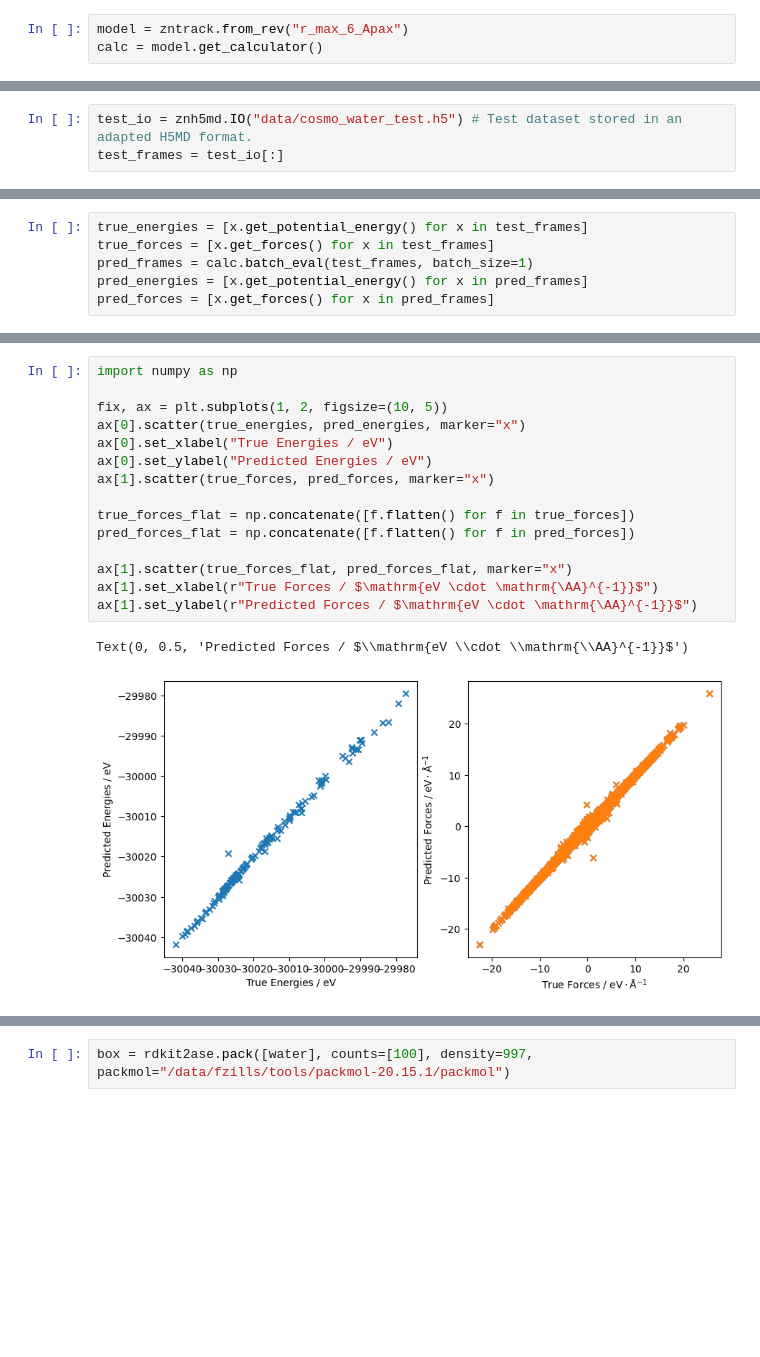
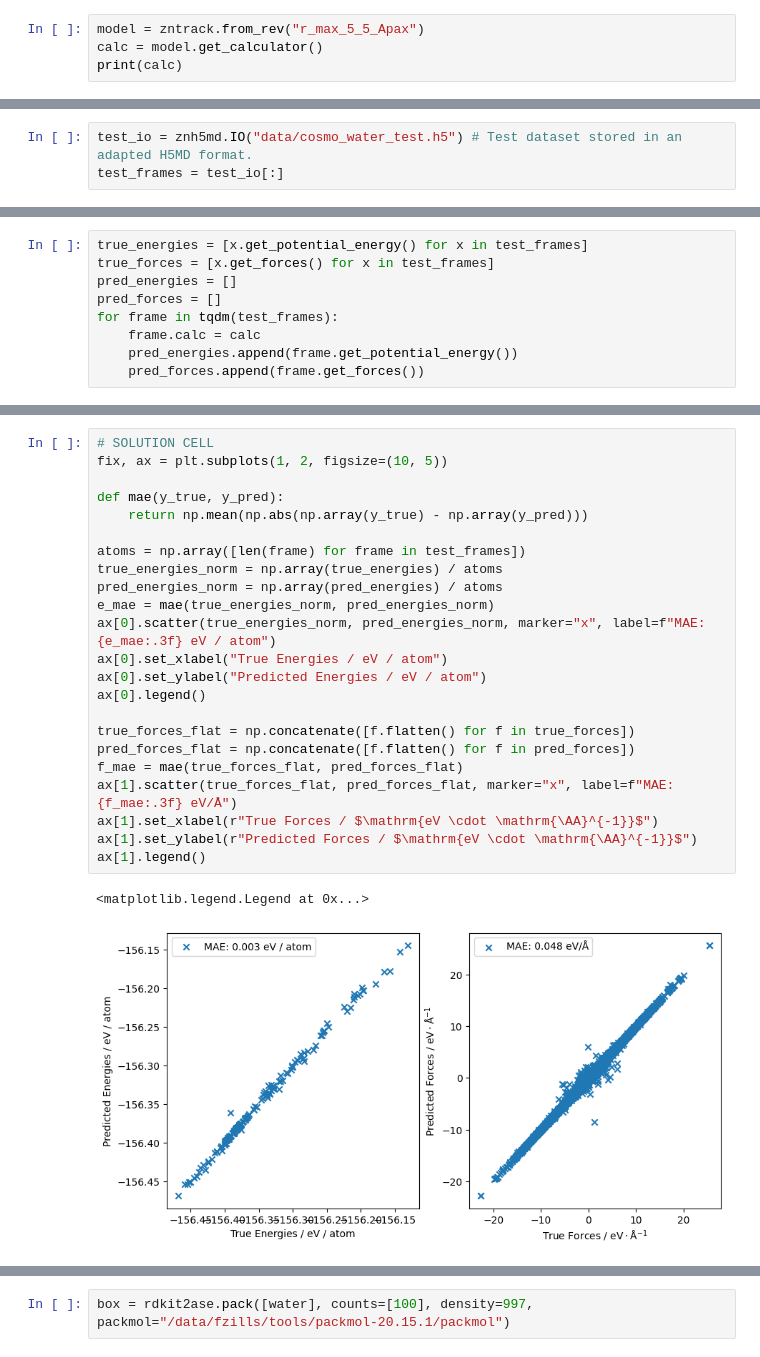
Before and after one commit to PythonFZ/2025-espresso-water, a Jupyter notebook: tutorial.ipynb, the cells around one changed output, grey strips where cells are left out. Cells and saved outputs as stored; diff of their text form; blank space fills up the shorter version.

```diff
--- a/tutorial.ipynb
+++ b/tutorial.ipynb
@@ -171,3 +196,4 @@ We'll be using ase to read in the test dataset.
 # %%
-model = zntrack.from_rev("r_max_6_Apax")
+model = zntrack.from_rev("r_max_5_5_Apax")
 calc = model.get_calculator()
+print(calc)
@@ -183,6 +223,9 @@ test_frames = test_io[:]
 # %%
 true_energies = [x.get_potential_energy() for x in test_frames]
 true_forces = [x.get_forces() for x in test_frames]
-pred_frames = calc.batch_eval(test_frames, batch_size=1)
-pred_energies = [x.get_potential_energy() for x in pred_frames]
-pred_forces = [x.get_forces() for x in pred_frames]
+pred_energies = []
+pred_forces = []
+for frame in tqdm(test_frames):
+    frame.calc = calc
+    pred_energies.append(frame.get_potential_energy())
+    pred_forces.append(frame.get_forces())
@@ -189,18 +241,26 @@ pred_forces = [x.get_forces() for x in pred_frames]
 # %%
-import numpy as np
+# SOLUTION CELL
+fix, ax = plt.subplots(1, 2, figsize=(10, 5))
 
-fix, ax = plt.subplots(1, 2, figsize=(10, 5))
-ax[0].scatter(true_energies, pred_energies, marker="x")
-ax[0].set_xlabel("True Energies / eV")
-ax[0].set_ylabel("Predicted Energies / eV")
-ax[1].scatter(true_forces, pred_forces, marker="x")
+def mae(y_true, y_pred):
+    return np.mean(np.abs(np.array(y_true) - np.array(y_pred)))
+
+atoms = np.array([len(frame) for frame in test_frames])
+true_energies_norm = np.array(true_energies) / atoms
+pred_energies_norm = np.array(pred_energies) / atoms
+e_mae = mae(true_energies_norm, pred_energies_norm)
+ax[0].scatter(true_energies_norm, pred_energies_norm, marker="x", label=f"MAE: {e_mae:.3f} eV / atom")
+ax[0].set_xlabel("True Energies / eV / atom")
+ax[0].set_ylabel("Predicted Energies / eV / atom")
+ax[0].legend()
 
 true_forces_flat = np.concatenate([f.flatten() for f in true_forces])
 pred_forces_flat = np.concatenate([f.flatten() for f in pred_forces])
-
-ax[1].scatter(true_forces_flat, pred_forces_flat, marker="x")
+f_mae = mae(true_forces_flat, pred_forces_flat)
+ax[1].scatter(true_forces_flat, pred_forces_flat, marker="x", label=f"MAE: {f_mae:.3f} eV/Å")
 ax[1].set_xlabel(r"True Forces / $\mathrm{eV \cdot \mathrm{\AA}^{-1}}$")
 ax[1].set_ylabel(r"Predicted Forces / $\mathrm{eV \cdot \mathrm{\AA}^{-1}}$")
+ax[1].legend()
 # %% [output]
-Text(0, 0.5, 'Predicted Forces / $\\mathrm{eV \\cdot \\mathrm{\\AA}^{-1}}$')
+<matplotlib.legend.Legend at 0x...>
-[figure, old version]
+[figure, new version]
```
Also changed, not shown: parts of 26 cells of this notebook, 3 other files.
